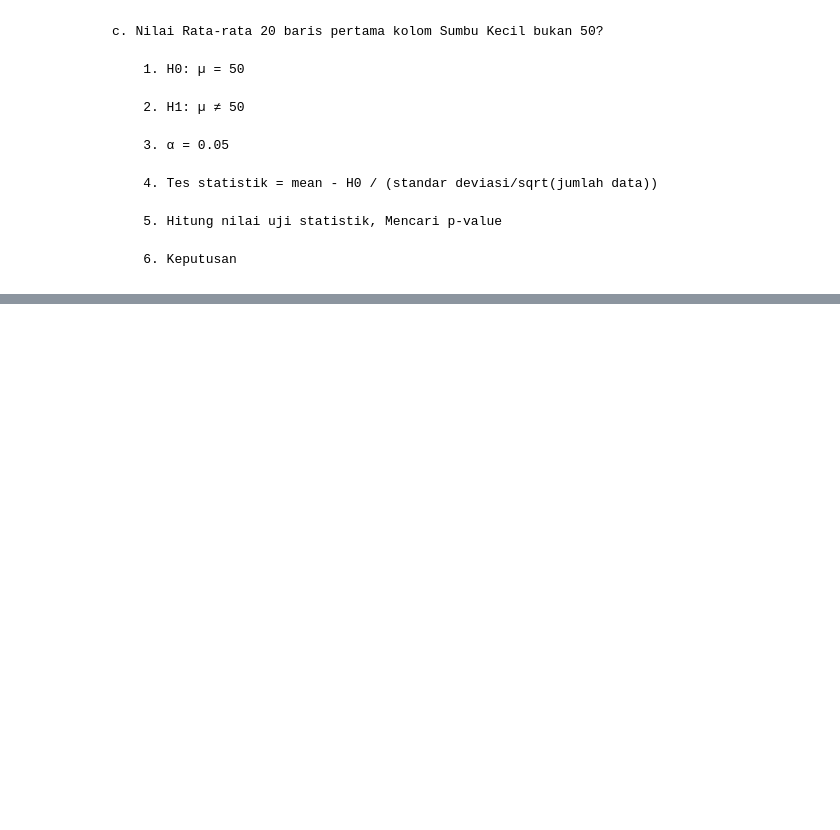
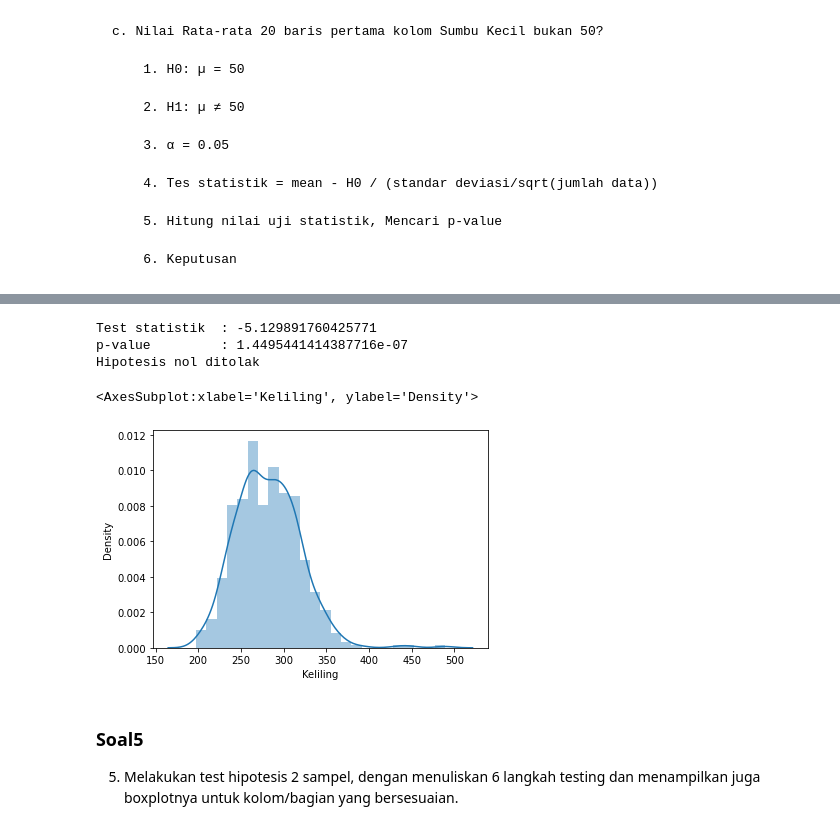
Before and after one commit to naufalsuryasumirat/Tubes_IF2220, a Jupyter notebook: src/K03-T1-IF2220-13519135.ipynb, the cells around one changed output, grey strips where cells are left out. Cells and saved outputs as stored; diff of their text form; code cells hidden in the pictures; blank space fills up the shorter version.

```diff
--- a/src/K03-T1-IF2220-13519135.ipynb
+++ b/src/K03-T1-IF2220-13519135.ipynb
@@ -591,0 +631,20 @@ Hipotesis nol ditolak
+# %%
+# 4.e.4, 4.e.5, 4.e.6
+H0 = 0.05
+less = gandum[gandum["Keliling"] < 100]["Keliling"].count()
+count = gandum["Keliling"].count()
+one_sample_proportion(less, count, H0, 'smaller')
+# %% [output]
+Test statistik  : -5.129891760425771
+p-value         : 1.4495441414387716e-07
+Hipotesis nol ditolak
+# %%
+# Distribution plot Keliling
+seaborn.distplot(gandum["Keliling"])
+# %% [output]
+<AxesSubplot:xlabel='Keliling', ylabel='Density'>
+[figure, added]
+# %% [markdown]
+### Soal5
+
+5. Melakukan test hipotesis 2 sampel, dengan menuliskan 6 langkah testing dan menampilkan juga boxplotnya untuk kolom/bagian yang bersesuaian.
```
Also changed, not shown: parts of 49 cells of this notebook.
